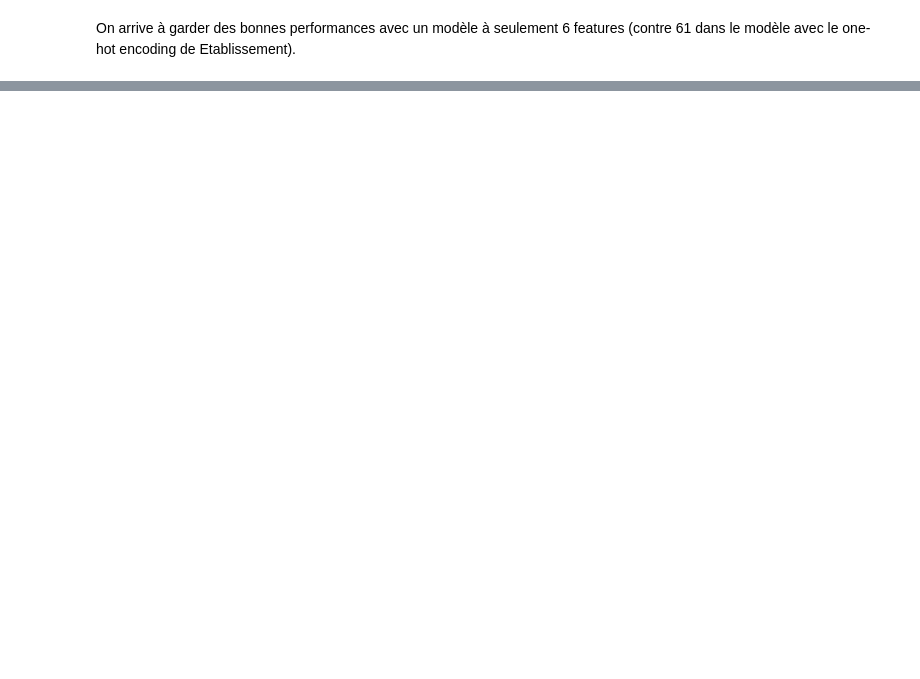
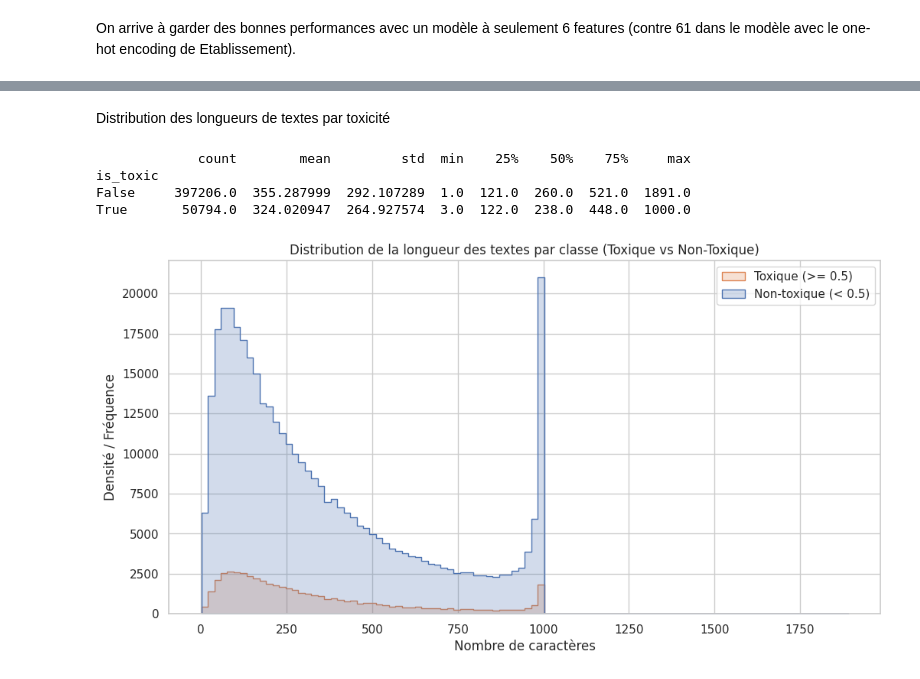
Before and after one commit to SarahL-1720/rexia-responsible-explainable-ai-project, a Jupyter notebook: augustin_notebook.ipynb, the cells around one changed output, grey strips where cells are left out. Drawn from its saved outputs; the diff is of its cells as text; code cells hidden in the pictures; blank space fills up the shorter version.

```diff
--- a/augustin_notebook.ipynb
+++ b/augustin_notebook.ipynb
@@ -570,0 +395,14 @@ On arrive à garder des bonnes performances avec un modèle à seulement 6 featu
+# %%
+sns.set_theme(style="whitegrid")
+# %%
+df_raw = pd.read_csv("data/all_data_with_identities.csv", encoding="utf-8")
+df = df_raw[["comment_text", "toxicity", "split",
+             "male", "female", "transgender", "other_gender",
+             "black", "white", "asian", "latino", "other_race_or_ethnicity",
+             "heterosexual", "homosexual_gay_or_lesbian", "bisexual", "other_sexual_orientation"]]
+df['is_toxic'] = df['toxicity'] >= 0.5
+df['text_len'] = df['comment_text'].astype(str).apply(len)
+
+# df_train = df[df.split=="train"].drop(columns=["split"])
+# df_test = df[df.split=="test"].drop(columns=["split"])
+# df_val = df[df.split=="val"].drop(columns=["split"])
@@ -570,0 +436,20 @@ On arrive à garder des bonnes performances avec un modèle à seulement 6 featu
+# %% [markdown]
+Distribution des longueurs de textes par toxicité
+# %%
+print(df.groupby('is_toxic')['text_len'].describe())
+# %% [output]
+             count        mean         std  min    25%    50%    75%     max
+is_toxic
+False     397206.0  355.287999  292.107289  1.0  121.0  260.0  521.0  1891.0
+True       50794.0  324.020947  264.927574  3.0  122.0  238.0  448.0  1000.0
+# %%
+plt.figure(figsize=(12, 6))
+
+sns.histplot(data=df, x='text_len', hue='is_toxic', element='step', common_norm=False, bins=100)
+plt.title('Distribution de la longueur des textes par classe (Toxique vs Non-Toxique)')
+plt.xlabel('Nombre de caractères')
+plt.ylabel('Densité / Fréquence')
+plt.legend(labels=['Toxique (>= 0.5)', 'Non-toxique (< 0.5)'])
+plt.show()
+# %% [output]
+[figure, added]
```
Also changed, not shown: parts of 54 cells of this notebook, 1 other file.
